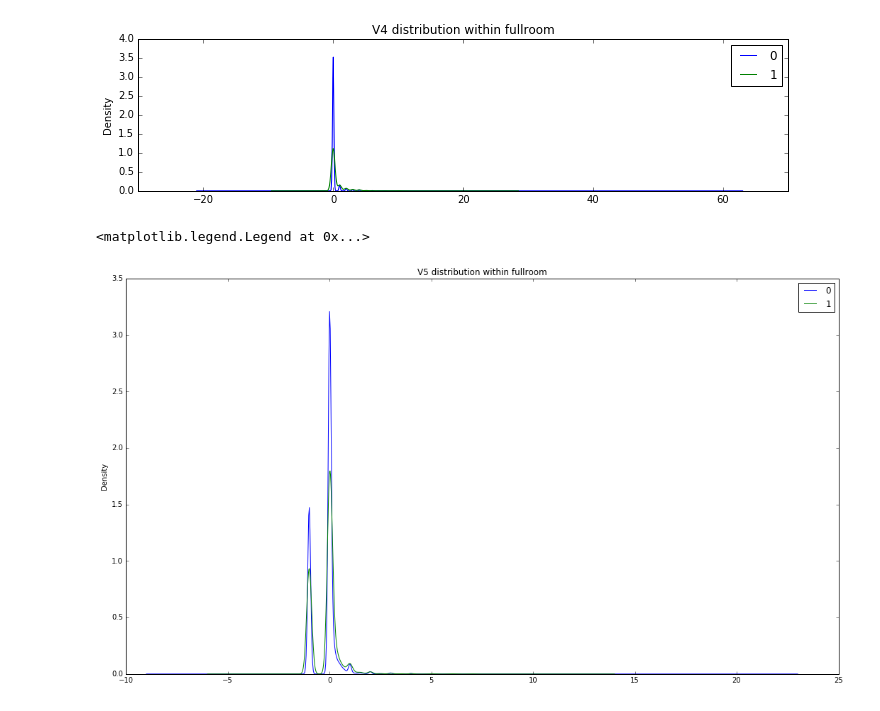
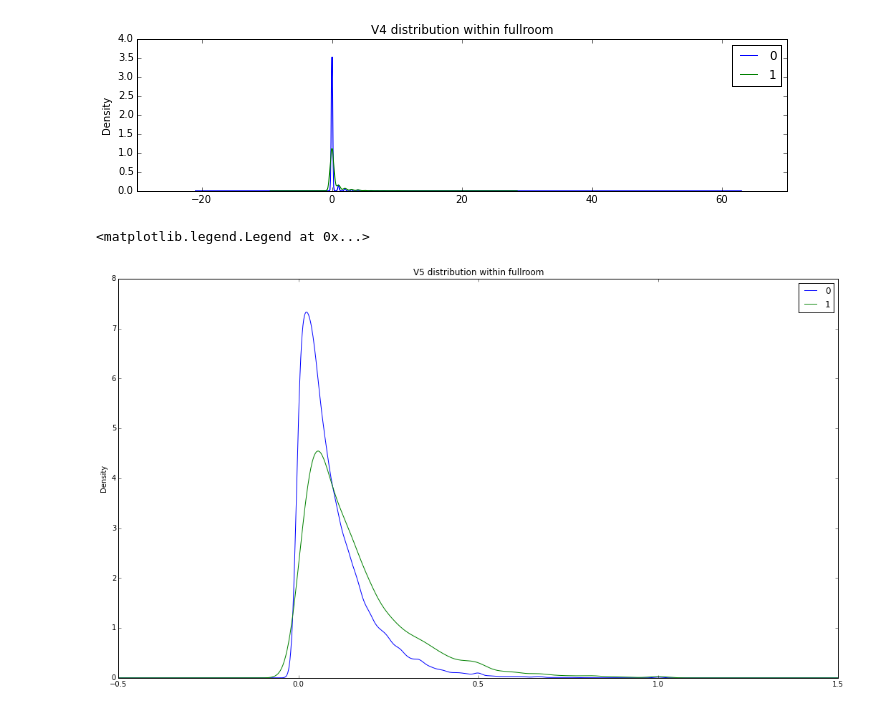
Before and after one commit to Matttteo/joinctrip, a Jupyter notebook: joinctrip.ipynb, the cells around one changed output. Cells and saved outputs as stored; diff of their text form; code cells hidden in the pictures.

```diff
--- a/joinctrip.ipynb
+++ b/joinctrip.ipynb
@@ -7,0 +354,9 @@ p = pd.read_csv('train.txt',sep= ' ')
+# %%
+#Import Libraries:
+import xgboost as xgb
+from xgboost.sklearn import XGBClassifier
+from sklearn import cross_validation, metrics
+from sklearn.grid_search import GridSearchCV
+
+from matplotlib.pylab import rcParams
+rcParams['figure.figsize'] = 18, 8
@@ -7,0 +676,5 @@ p = pd.read_csv('train.txt',sep= ' ')
+# %%
+p = pd.read_csv('train.txt',sep= ' ')
+data_prim = p.as_matrix()
+V60 = OneHotEncoder(data_prim[:,59])
+V60.shape
@@ -189,19 +883,19 @@ plt.legend(('0','1'),loc = 'best')
 # %%
 fig = plt.figure(figsize = (18,10), dpi = 1600)
 #for i in range(1):
 plt.subplot2grid((1,1),(0,0))
-p.V39[p.isfullroom == 0].plot(kind = 'kde')
-p.V39[p.isfullroom == 1].plot(kind = 'kde')
-plt.xlabel = "V" + str(5+0)
+p.V37[p.isfullroom == 0].plot(kind = 'kde')
+p.V37[p.isfullroom == 1].plot(kind = 'kde')
+plt.xlabel = "V" + str(36+0)
 
 #p.V4[p.isfullroom == 0].plot(kind = 'kde')
 #p.V4[p.isfullroom == 1].plot(kind = 'kde')
 #plt.xlabel = "V4"
 plt.title("V" + str(5+0) + " distribution within fullroom")
 plt.legend(('0','1'),loc = 'best')
 # %% [output]
 <matplotlib.legend.Legend at 0x...>
-[figure, old version]
+[figure, new version]
 # %%
 data_prim = p.as_matrix()
 # %%
```
Also changed, not shown: parts of 60 cells of this notebook, 3 other files.
